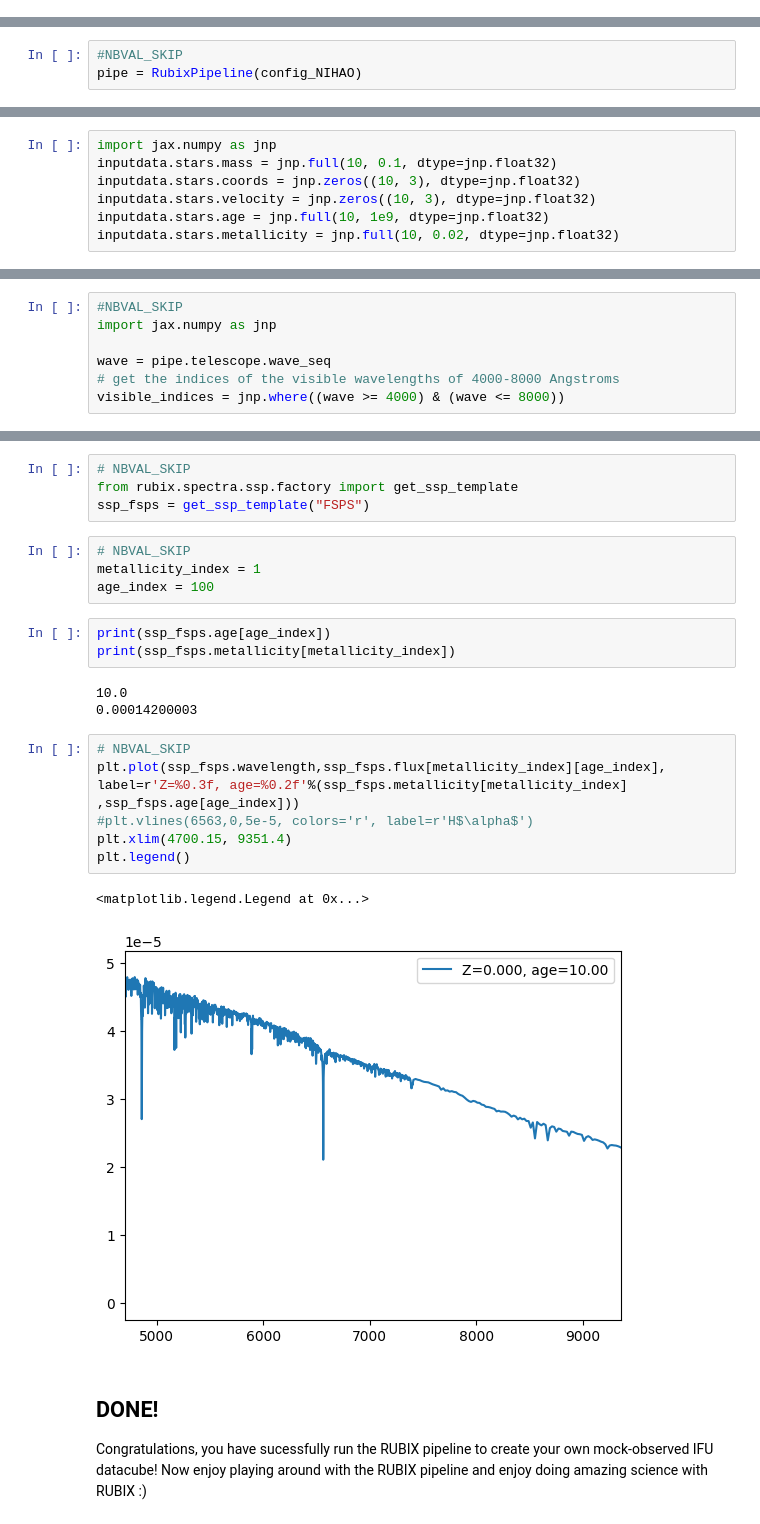
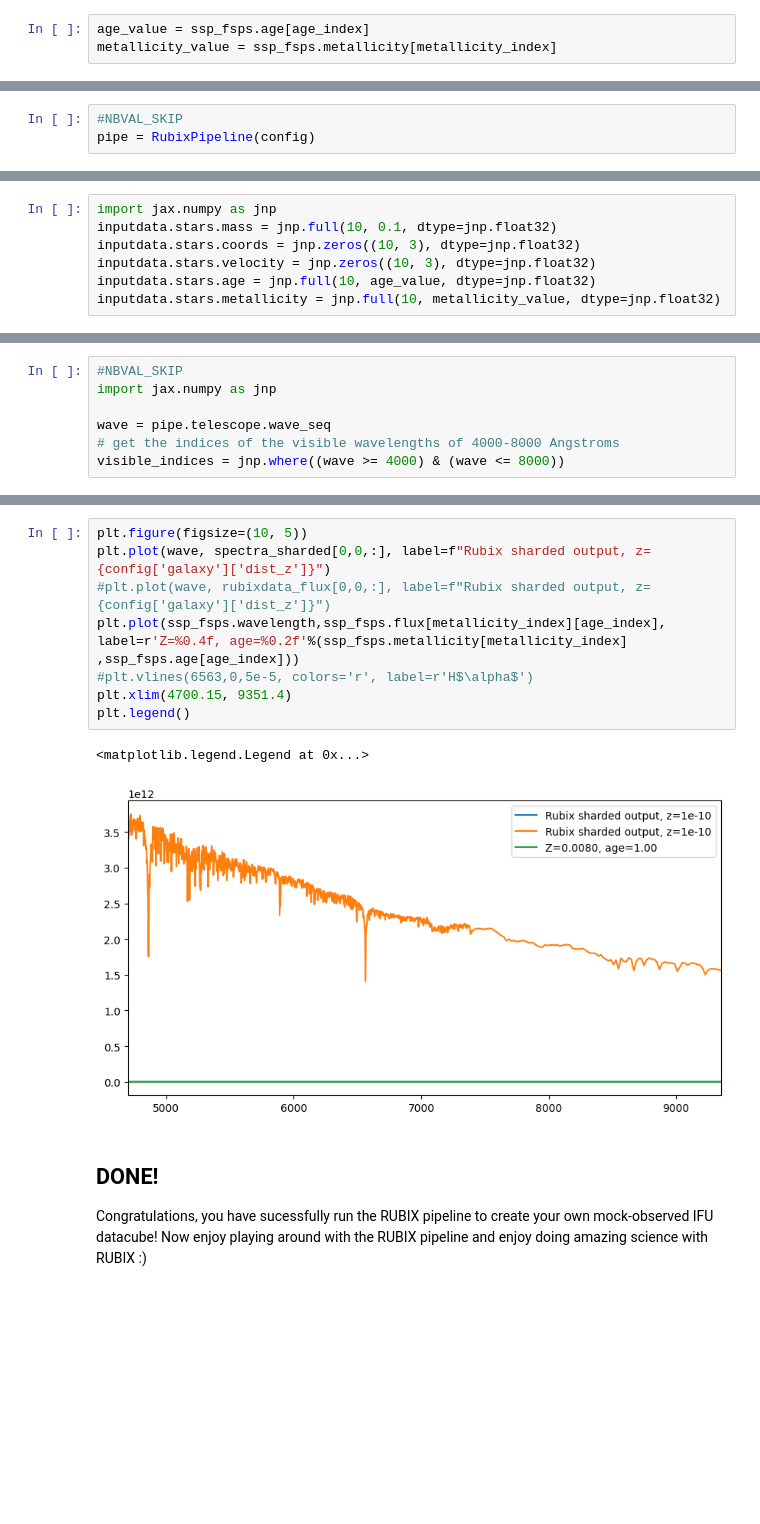
Before and after one commit to AstroAI-Lab/rubix, a Jupyter notebook: notebooks/rubix_pipeline_single_function_shard_map_test_spectrum.ipynb, the cells around one changed output, grey strips where cells are left out. Drawn from its saved outputs; the diff is of its cells as text; blank space fills up the shorter version.

Commit message:
test template versus rubix, whether it gives same spectrum

```diff
--- a/notebooks/rubix_pipeline_single_function_shard_map_test_spectrum.ipynb
+++ b/notebooks/rubix_pipeline_single_function_shard_map_test_spectrum.ipynb
@@ -31,0 +57,3 @@ os.environ['SPS_HOME'] = '/home/annalena_data/sps_fsps'
+# %%
+age_value = ssp_fsps.age[age_index]
+metallicity_value = ssp_fsps.metallicity[metallicity_index]
@@ -116,7 +151,7 @@ config_NIHAO = {
 After defining the `config` and the `pipeline_config` you can simply run the whole pipeline by these two lines of code.
 # %%
 #NBVAL_SKIP
-pipe = RubixPipeline(config_NIHAO)
+pipe = RubixPipeline(config)
 # %%
 inputdata = pipe.prepare_data()
 # %% [output]
@@ -145,5 +180,5 @@ import jax.numpy as jnp
 inputdata.stars.mass = jnp.full(10, 0.1, dtype=jnp.float32)
 inputdata.stars.coords = jnp.zeros((10, 3), dtype=jnp.float32)
 inputdata.stars.velocity = jnp.zeros((10, 3), dtype=jnp.float32)
-inputdata.stars.age = jnp.full(10, 1e9, dtype=jnp.float32)
-inputdata.stars.metallicity = jnp.full(10, 0.02, dtype=jnp.float32)
+inputdata.stars.age = jnp.full(10, age_value, dtype=jnp.float32)
+inputdata.stars.metallicity = jnp.full(10, metallicity_value, dtype=jnp.float32)
@@ -304,26 +301,14 @@ plt.show()
-# %%
-# NBVAL_SKIP
-from rubix.spectra.ssp.factory import get_ssp_template
-ssp_fsps = get_ssp_template("FSPS")
-# %%
-# NBVAL_SKIP
-metallicity_index = 1
-age_index = 100
-# %%
-print(ssp_fsps.age[age_index])
-print(ssp_fsps.metallicity[metallicity_index])
-# %% [output]
-10.0
-0.00014200003
 # %%
-# NBVAL_SKIP
-plt.plot(ssp_fsps.wavelength,ssp_fsps.flux[metallicity_index][age_index], label=r'Z=%0.3f, age=%0.2f'%(ssp_fsps.metallicity[metallicity_index] ,ssp_fsps.age[age_index]))
+plt.figure(figsize=(10, 5))
+plt.plot(wave, spectra_sharded[0,0,:], label=f"Rubix sharded output, z={config['galaxy']['dist_z']}")
+#plt.plot(wave, rubixdata_flux[0,0,:], label=f"Rubix sharded output, z={config['galaxy']['dist_z']}")
+plt.plot(ssp_fsps.wavelength,ssp_fsps.flux[metallicity_index][age_index], label=r'Z=%0.4f, age=%0.2f'%(ssp_fsps.metallicity[metallicity_index] ,ssp_fsps.age[age_index]))
 #plt.vlines(6563,0,5e-5, colors='r', label=r'H$\alpha$')
 plt.xlim(4700.15, 9351.4)
 plt.legend()
 # %% [output]
 <matplotlib.legend.Legend at 0x...>
-[figure, old version]
+[figure, new version]
 # %% [markdown]
 ## DONE!
 
```
Also changed, not shown: parts of 13 cells of this notebook, 1 other file.
